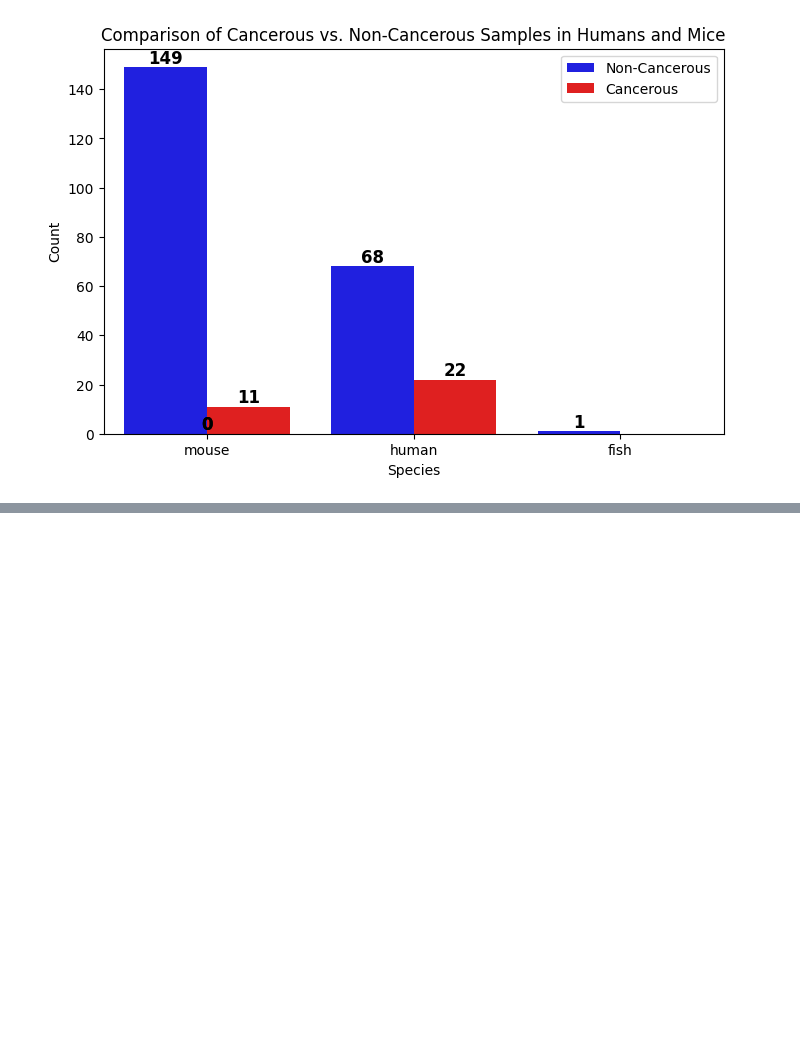
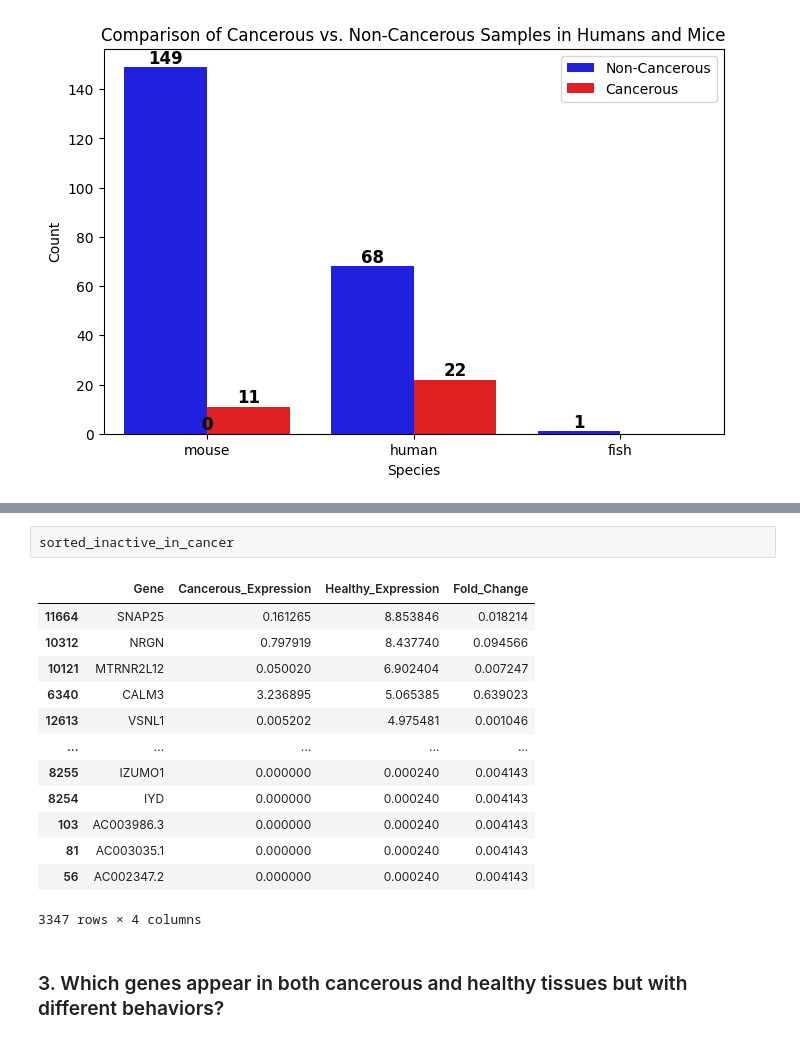
Before and after one commit to amrorabea/TissueInsight, a Jupyter notebook: notebooks/GeneVisualization.ipynb, the cells around one changed output, grey strips where cells are left out. Cells and saved outputs as stored; diff of their text form; blank space fills up the shorter version.

```diff
--- a/notebooks/GeneVisualization.ipynb
+++ b/notebooks/GeneVisualization.ipynb
@@ -253,0 +588,18 @@ plt.show()
+# %%
+sorted_inactive_in_cancer
+# %% [output]
+|  | Gene | Cancerous_Expression | Healthy_Expression | Fold_Change |
+| 11664 | SNAP25 | 0.161265 | 8.853846 | 0.018214 |
+| 10312 | NRGN | 0.797919 | 8.437740 | 0.094566 |
+| 10121 | MTRNR2L12 | 0.050020 | 6.902404 | 0.007247 |
+| 6340 | CALM3 | 3.236895 | 5.065385 | 0.639023 |
+| 12613 | VSNL1 | 0.005202 | 4.975481 | 0.001046 |
+| ... | ... | ... | ... | ... |
+| 8255 | IZUMO1 | 0.000000 | 0.000240 | 0.004143 |
+| 8254 | IYD | 0.000000 | 0.000240 | 0.004143 |
+| 103 | AC003986.3 | 0.000000 | 0.000240 | 0.004143 |
+| 81 | AC003035.1 | 0.000000 | 0.000240 | 0.004143 |
+| 56 | AC002347.2 | 0.000000 | 0.000240 | 0.004143 |
+3347 rows × 4 columns
+# %% [markdown]
+### 3. Which genes appear in both cancerous and healthy tissues but with different behaviors?
```
Also changed, not shown: parts of 27 cells of this notebook.
